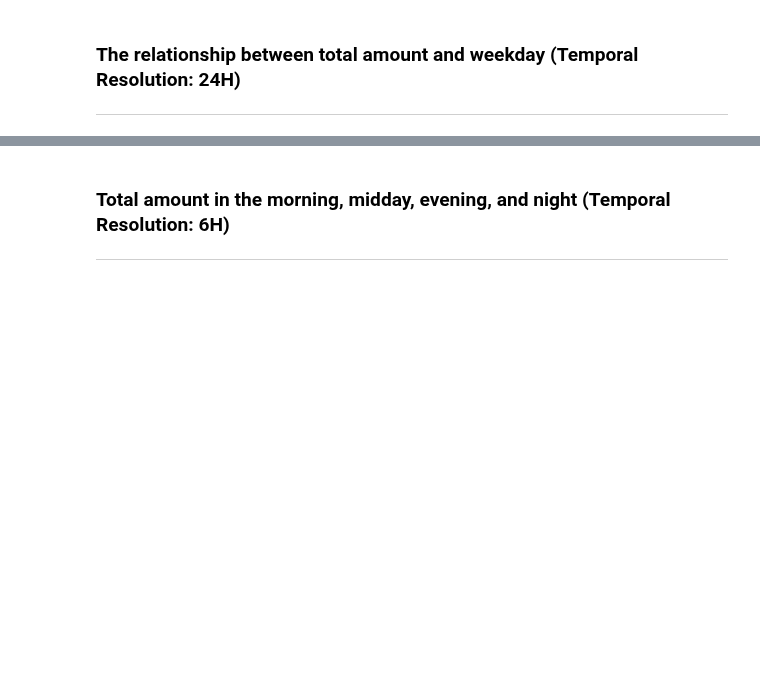
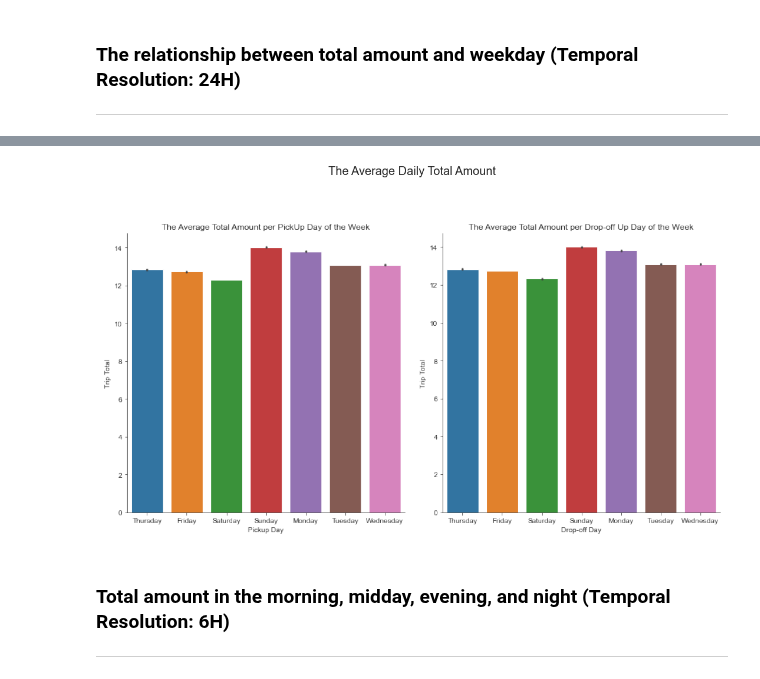
Before and after one commit to SepehrRad/aaa21, a Jupyter notebook: notebooks/Eda_Total_Amount.ipynb, the cells around one changed output, grey strips where cells are left out. Saved outputs shown, nothing was run; the diff lists cells and outputs as text; code cells hidden in the pictures; blank space fills up the shorter version.

```diff
--- a/notebooks/Eda_Total_Amount.ipynb
+++ b/notebooks/Eda_Total_Amount.ipynb
@@ -110,3 +129,18 @@ plt.show()
+# %%
+#Offline Version
+fig, axes = plt.subplots(nrows=1,ncols=2,figsize=(15,10))
+
+total_amount_dropoff_dow = pilim.open('img/Total_amount_dropoff_dow.png', 'r')
+total_amount_pickup_dow = pilim.open('img/Total_amount_pickup_dow.png', 'r')
+axes[0].imshow(np.asarray(total_amount_pickup_dow))
+axes[1].imshow(np.asarray(total_amount_dropoff_dow))
+axes[0].set_axis_off();
+axes[1].set_axis_off();
+fig.suptitle('The Average Daily Total Amount', fontsize=20)
+fig.tight_layout()
+plt.show()
+# %% [output]
+[figure, added]
 # %% [markdown]
 ### Total amount in the morning, midday, evening, and night (Temporal Resolution: 6H)
 ---
```
Also changed, not shown: parts of 18 cells of this notebook, 1 other file.
